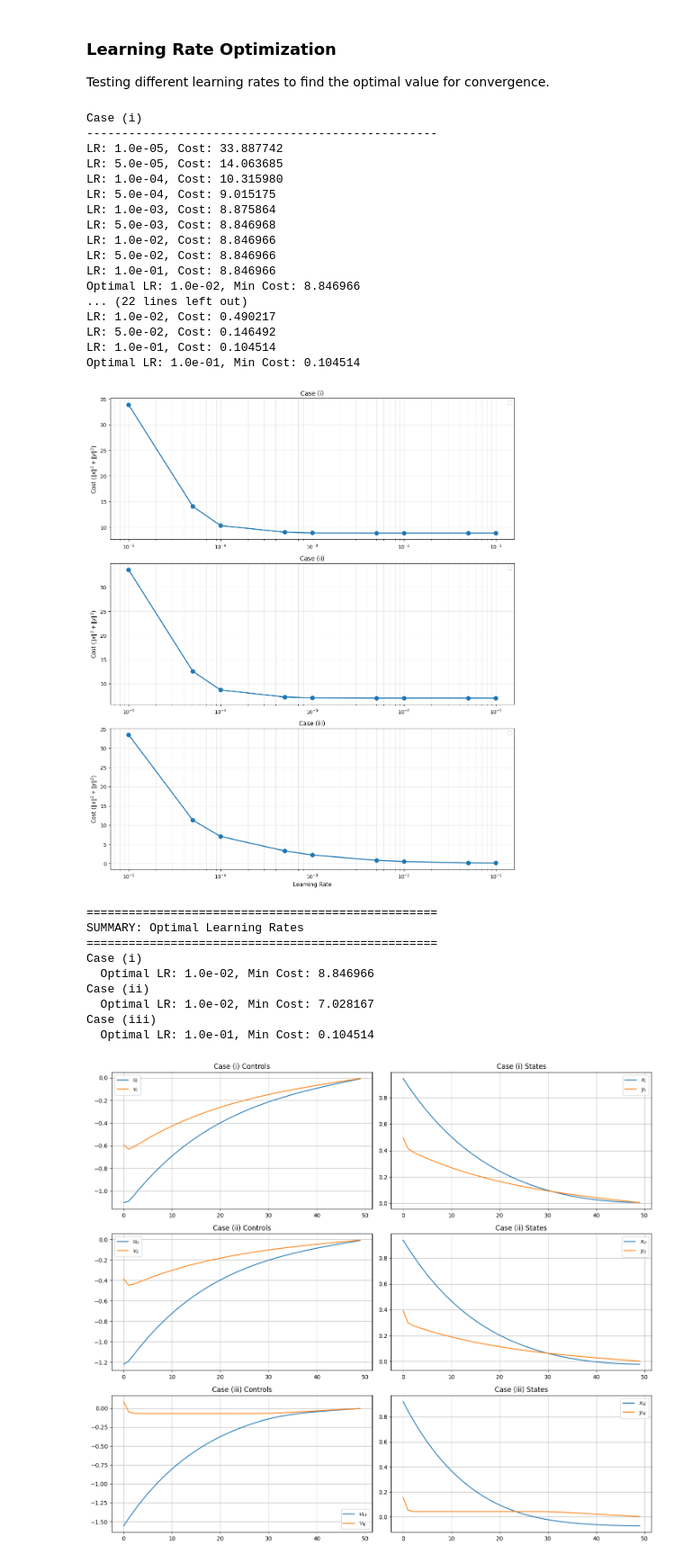
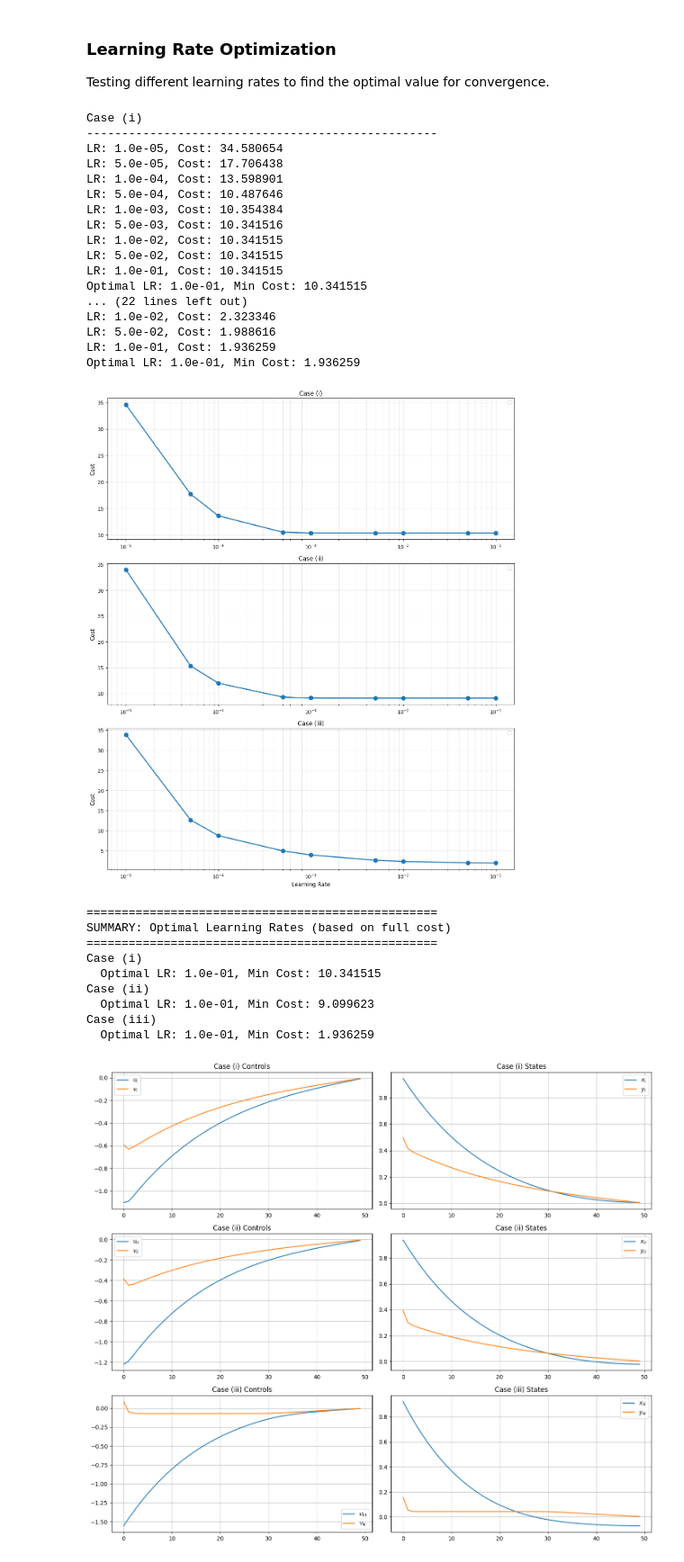
Before and after one commit to umarsdq/optimisationCW, a Jupyter notebook: optimisation.ipynb, the cells around one changed output. Shown: that part at 90% size. Cells and saved outputs as stored; diff of their text form; code cells hidden in the pictures.

Commit message:
Use full cost in LR comparison

```diff
--- a/optimisation.ipynb
+++ b/optimisation.ipynb
@@ -391,6 +391,25 @@ def gradient_descent(u_init=np.zeros(N), v_init=np.zeros(N), gamma1=1., gamma2=1
 
 Testing different learning rates to find the optimal value for convergence.
 # %%
+# Helper function for the L_epsilon cost component
+def L_epsilon_cost(z, epsilon):
+    """Computes the L_epsilon approximation of the L1 norm cost."""
+    cost = np.zeros_like(z)
+    idx = np.abs(z) <= epsilon
+    # Quadratic part for |z| <= epsilon
+    cost[idx] = 0.5 * z[idx]**2
+    # Linear part for |z| > epsilon
+    cost[~idx] = epsilon * (np.abs(z[~idx]) - 0.5 * epsilon)
+    return np.sum(cost)
+
+# Helper function for the full objective function
+def calculate_full_cost(u, v, x, y, gamma1, gamma2, epsilon):
+    """Calculates the full objective function value from problem II.d)."""
+    cost_state = np.linalg.norm(x)**2 + np.linalg.norm(y)**2
+    cost_l2_control_diff = gamma2 * np.linalg.norm(u - v)**2
+    cost_l1_control_diff = gamma1 * L_epsilon_cost(u - v, epsilon)
+    return cost_state + cost_l2_control_diff + cost_l1_control_diff
+
 # Test different learning rates to find optimal value for all three cases
 learning_rates = [1e-5, 5e-5, 1e-4, 5e-4, 1e-3, 5e-3, 1e-2, 5e-2, 1e-1]
 test_iterations = 5000
@@ -419,8 +438,9 @@ for gamma1, gamma2, epsilon, label in test_cases:
         x_test = Sx @ u_test + cx
         y_test = Sy @ v_test + cy
 
-        # Compute the objective function value
-        cost = np.linalg.norm(x_test)**2 + np.linalg.norm(y_test)**2
+        # Calculate the FULL objective function value
+        cost = calculate_full_cost(u_test, v_test, x_test, y_test, gamma1, gamma2, epsilon)
+
         costs.append(cost)
         print(f"LR: {test_lr:.1e}, Cost: {cost:.6f}")
 
@@ -430,59 +450,59 @@ for gamma1, gamma2, epsilon, label in test_cases:
     print(f"Optimal LR: {optimal_lr:.1e}, Min Cost: {min(costs):.6f}")
 
 # Plot all results in one figure with subplots
 fig, axes = plt.subplots(3, 1, figsize=(12, 14))
 
 for idx, (costs, (gamma1, gamma2, epsilon, label), opt_lr) in enumerate(zip(all_costs, test_cases, optimal_lrs)):
     ax = axes[idx]
     ax.semilogx(learning_rates, costs, marker='o', linewidth=2, markersize=8)
 
     # plot x-axis for last plot only
     if idx == 2:
         ax.set_xlabel(r'Learning Rate', fontsize=11)
-    ax.set_ylabel(r'Cost ($\|x\|^2 + \|y\|^2$)', fontsize=11)
+    ax.set_ylabel(r'Cost', fontsize=11)
     ax.set_title(label, fontsize=12)
     ax.grid(True, which='both', alpha=0.3)
     ax.legend(fontsize=10)
 
 plt.tight_layout()
 plt.savefig('plots/learning_rate_comparison.png', bbox_inches='tight', dpi=600)
 plt.show()
 
 # Summary
 print("\n" + "="*50)
-print("SUMMARY: Optimal Learning Rates")
+print("SUMMARY: Optimal Learning Rates (based on full cost)")
 print("="*50)
 for (gamma1, gamma2, epsilon, label), opt_lr, costs in zip(test_cases, optimal_lrs, all_costs):
     print(f"{label}")
     print(f"  Optimal LR: {opt_lr:.1e}, Min Cost: {min(costs):.6f}")
 # %% [output]
 Case (i)
 --------------------------------------------------
-LR: 1.0e-05, Cost: 33.887742
-LR: 5.0e-05, Cost: 14.063685
-LR: 1.0e-04, Cost: 10.315980
-LR: 5.0e-04, Cost: 9.015175
-LR: 1.0e-03, Cost: 8.875864
-LR: 5.0e-03, Cost: 8.846968
-LR: 1.0e-02, Cost: 8.846966
-LR: 5.0e-02, Cost: 8.846966
-LR: 1.0e-01, Cost: 8.846966
-Optimal LR: 1.0e-02, Min Cost: 8.846966
+LR: 1.0e-05, Cost: 34.580654
+LR: 5.0e-05, Cost: 17.706438
+LR: 1.0e-04, Cost: 13.598901
+LR: 5.0e-04, Cost: 10.487646
+LR: 1.0e-03, Cost: 10.354384
+LR: 5.0e-03, Cost: 10.341516
+LR: 1.0e-02, Cost: 10.341515
+LR: 5.0e-02, Cost: 10.341515
+LR: 1.0e-01, Cost: 10.341515
+Optimal LR: 1.0e-01, Min Cost: 10.341515
 ... (22 lines left out)
-LR: 1.0e-02, Cost: 0.490217
-LR: 5.0e-02, Cost: 0.146492
-LR: 1.0e-01, Cost: 0.104514
-Optimal LR: 1.0e-01, Min Cost: 0.104514
+LR: 1.0e-02, Cost: 2.323346
+LR: 5.0e-02, Cost: 1.988616
+LR: 1.0e-01, Cost: 1.936259
+Optimal LR: 1.0e-01, Min Cost: 1.936259
-[figure, old version]
+[figure, new version]
 ==================================================
-SUMMARY: Optimal Learning Rates
+SUMMARY: Optimal Learning Rates (based on full cost)
 ==================================================
 Case (i)
-  Optimal LR: 1.0e-02, Min Cost: 8.846966
+  Optimal LR: 1.0e-01, Min Cost: 10.341515
 Case (ii)
-  Optimal LR: 1.0e-02, Min Cost: 7.028167
+  Optimal LR: 1.0e-01, Min Cost: 9.099623
 Case (iii)
-  Optimal LR: 1.0e-01, Min Cost: 0.104514
+  Optimal LR: 1.0e-01, Min Cost: 1.936259
 # %%
 # Parameters
 lr = 1e-1  # optimal
```
Also changed, not shown: 3 other files.
